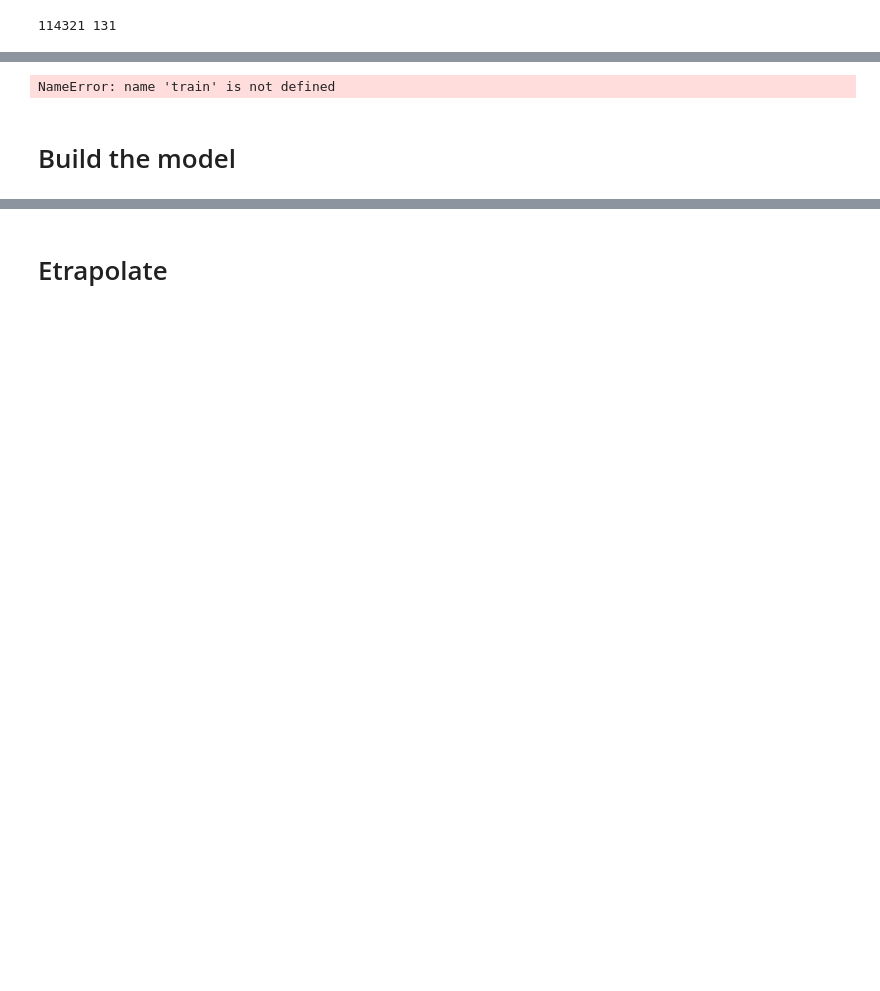
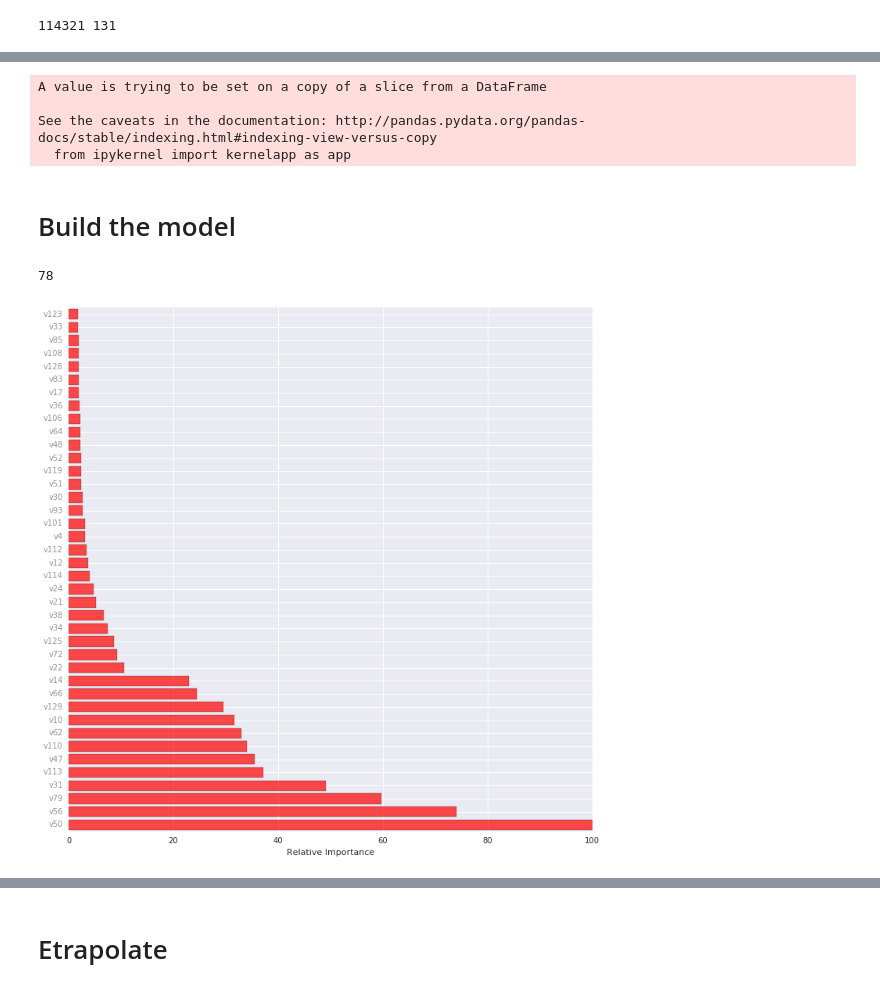
Before and after one commit to davidwilkinson/kaggle_hackathon_march2016, a Jupyter notebook: giovanni_notebook.ipynb, the cells around one changed output, grey strips where cells are left out. Cells and saved outputs as stored; diff of their text form; code cells hidden in the pictures; blank space fills up the shorter version.

```diff
--- a/giovanni_notebook.ipynb
+++ b/giovanni_notebook.ipynb
@@ -114,0 +460,8 @@ print train.shape[0], train.shape[1]
+# %%
+train = pd.concat([train[mask1].sample(N), train[mask0].sample(N)])
+Y = Y.loc[train.index]
+# %%
+processor = Processor_ar(map_feat, prescaled=True)
+X = processor.fit_transform(train, Y)
+scaler = StandardScaler()
+X.ix[:, processor.categorical] = scaler.fit_transform(X[processor.categorical])
@@ -243,7 +507,13 @@ NameError: name 'train' is not defined
-# %%
-train.isnull(axis=0)
-# %% [output]
-NameError: name 'train' is not defined
+# %%
+Y_leftout = leftout['target']
+leftout.drop('target', axis=1, inplace=True)
+X_leftout = processor.transform(leftout)
+X_leftout.ix[:, processor.categorical] = scaler.transform(X_leftout[processor.categorical])
+# %% [output]
+A value is trying to be set on a copy of a slice from a DataFrame
+
+See the caveats in the documentation: http://pandas.pydata.org/pandas-docs/stable/indexing.html#indexing-view-versus-copy
+  from ipykernel import kernelapp as app
 # %% [markdown]
 # Build the model
 # %%
@@ -279,7 +549,10 @@ clf3 = LogisticRegression(solver='lbfgs')
 models = zip(['GBC', 'XGB'], [clf, clf2])
 # %%
 kf = StratifiedKFold( Y, n_folds = 10)
-anovafeat = feature_anova(clf, X, Y, n_perc=60)
+anovafeat = feature_anova(clf, X, Y, n_perc=90)
 print len(anovafeat)
+# %% [output]
+78
+[figure, added]
 # %%
 clf.fit(X[anovafeat], Y)
```
Also changed, not shown: parts of 26 cells of this notebook.
